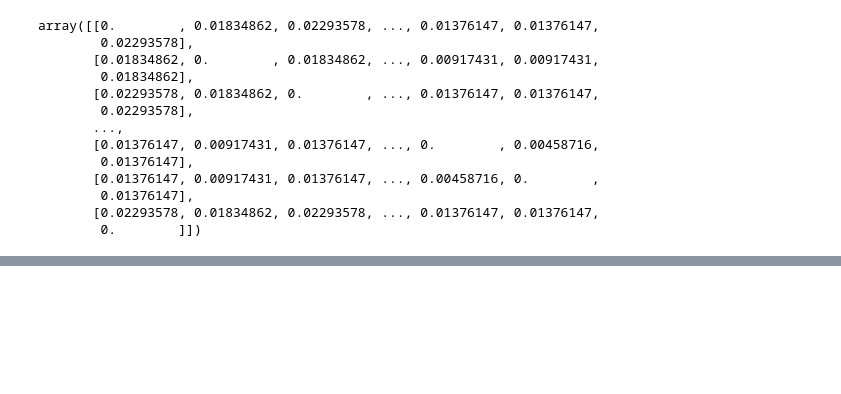
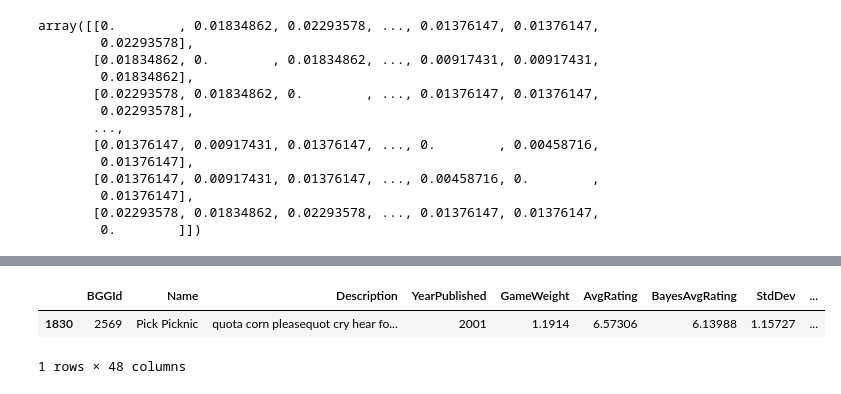
Before and after one commit to VitalijsTickovs/RecSys_Project, a Jupyter notebook: similarity_matrices_notebook.ipynb, the cells around one changed output, grey strips where cells are left out. Cells and saved outputs as stored; diff of their text form; code cells hidden in the pictures; blank space fills up the shorter version.

```diff
--- a/alexandru_notebook.ipynb
+++ b/similarity_matrices_notebook.ipynb
@@ -195,0 +227,6 @@ array([[0.        , 0.01834862, 0.02293578, ..., 0.01376147, 0.01376147,
+# %%
+second_dataset[second_dataset['BGGId'] == 2569]
+# %% [output]
+|  | BGGId | Name | Description | YearPublished | GameWeight | AvgRating | BayesAvgRating | StdDev | ... |
+| 1830 | 2569 | Pick Picknic | quota corn pleasequot cry hear fo... | 2001 | 1.1914 | 6.57306 | 6.13988 | 1.15727 | ... |
+1 rows × 48 columns
```
Also changed, not shown: parts of 4 cells of this notebook, 1 other file.
